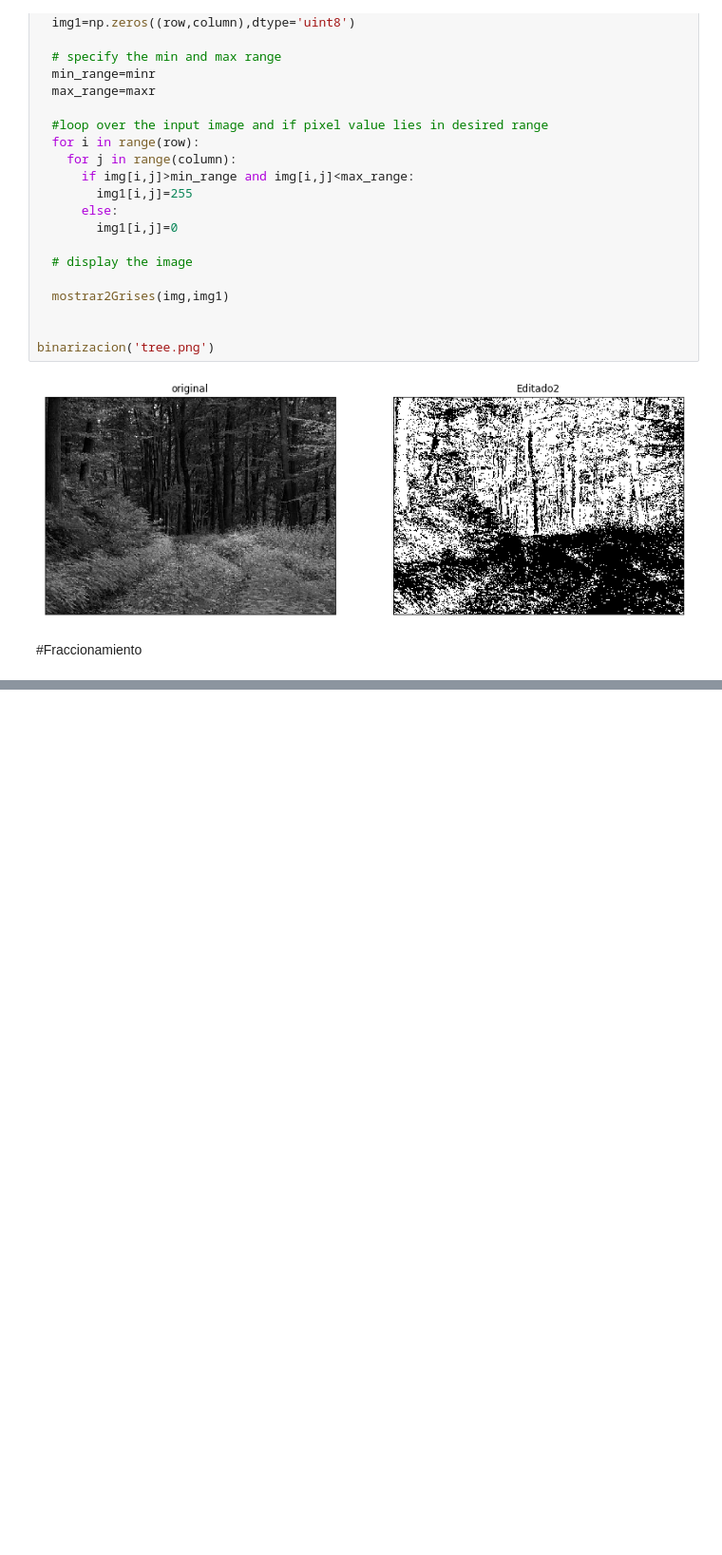
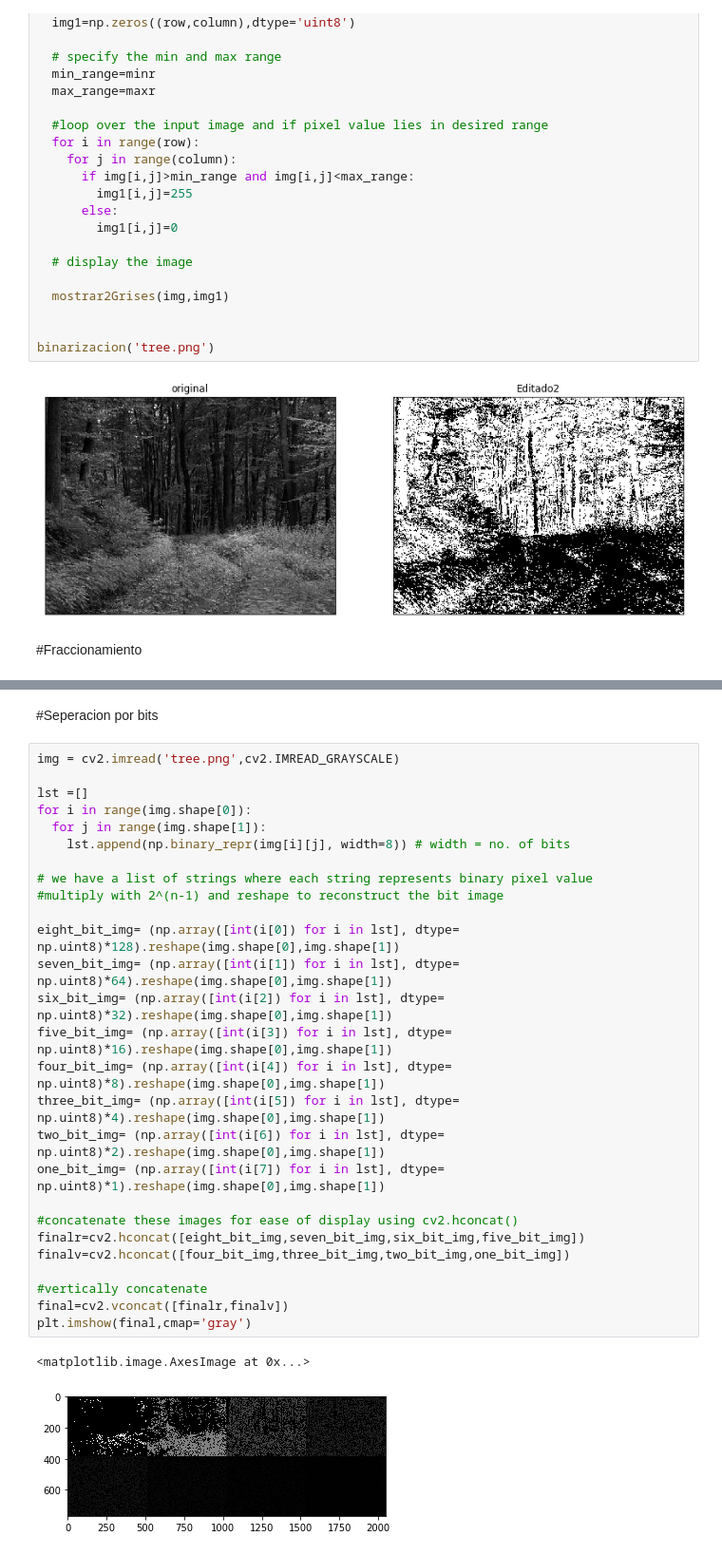
Before and after one commit to gabrielmercado90/PDI1, a Jupyter notebook: Interpolacion_y_transformaciones.ipynb, the cells around one changed output, grey strips where cells are left out. Shown at 95% size. Drawn from its saved outputs; the diff is of its cells as text; blank space fills up the shorter version.

```diff
--- a/Interpolacion_y_transformaciones.ipynb
+++ b/Interpolacion_y_transformaciones.ipynb
@@ -243,0 +268,32 @@ fraccionamiento('pastel.png',200,250)
+# %% [markdown]
+#Seperacion por bits
+# %%
+img = cv2.imread('tree.png',cv2.IMREAD_GRAYSCALE)
+
+lst =[]
+for i in range(img.shape[0]):
+  for j in range(img.shape[1]):
+    lst.append(np.binary_repr(img[i][j], width=8)) # width = no. of bits
+
+# we have a list of strings where each string represents binary pixel value
+#multiply with 2^(n-1) and reshape to reconstruct the bit image
+
+eight_bit_img= (np.array([int(i[0]) for i in lst], dtype= np.uint8)*128).reshape(img.shape[0],img.shape[1])
+seven_bit_img= (np.array([int(i[1]) for i in lst], dtype= np.uint8)*64).reshape(img.shape[0],img.shape[1])
+six_bit_img= (np.array([int(i[2]) for i in lst], dtype= np.uint8)*32).reshape(img.shape[0],img.shape[1])
+five_bit_img= (np.array([int(i[3]) for i in lst], dtype= np.uint8)*16).reshape(img.shape[0],img.shape[1])
+four_bit_img= (np.array([int(i[4]) for i in lst], dtype= np.uint8)*8).reshape(img.shape[0],img.shape[1])
+three_bit_img= (np.array([int(i[5]) for i in lst], dtype= np.uint8)*4).reshape(img.shape[0],img.shape[1])
+two_bit_img= (np.array([int(i[6]) for i in lst], dtype= np.uint8)*2).reshape(img.shape[0],img.shape[1])
+one_bit_img= (np.array([int(i[7]) for i in lst], dtype= np.uint8)*1).reshape(img.shape[0],img.shape[1])
+
+#concatenate these images for ease of display using cv2.hconcat()
+finalr=cv2.hconcat([eight_bit_img,seven_bit_img,six_bit_img,five_bit_img])
+finalv=cv2.hconcat([four_bit_img,three_bit_img,two_bit_img,one_bit_img])
+
+#vertically concatenate
+final=cv2.vconcat([finalr,finalv])
+plt.imshow(final,cmap='gray')
+# %% [output]
+<matplotlib.image.AxesImage at 0x...>
+[figure, added]
```
Also changed, not shown: parts of 8 cells of this notebook.
